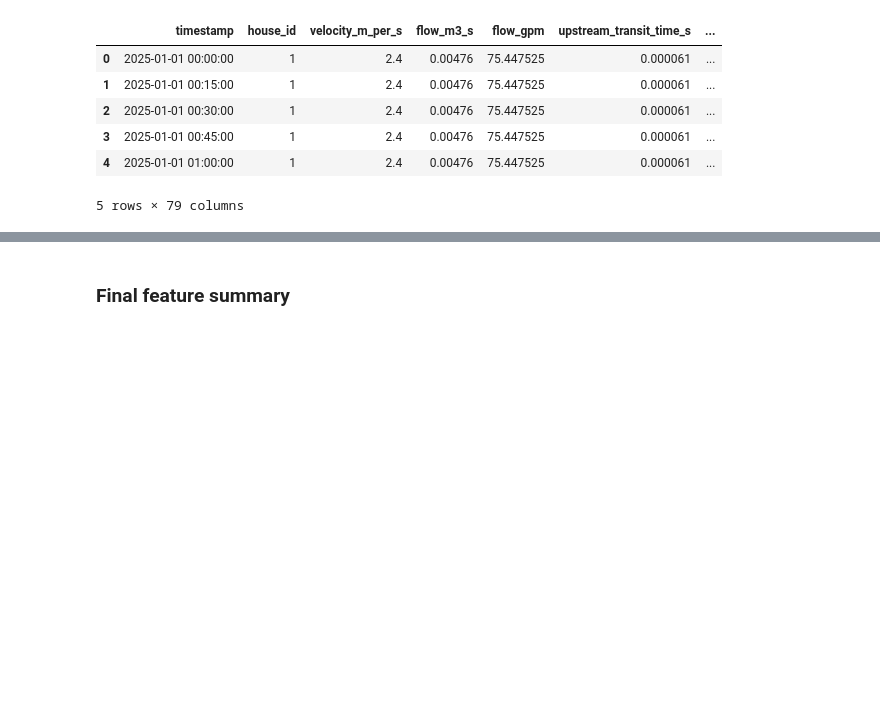
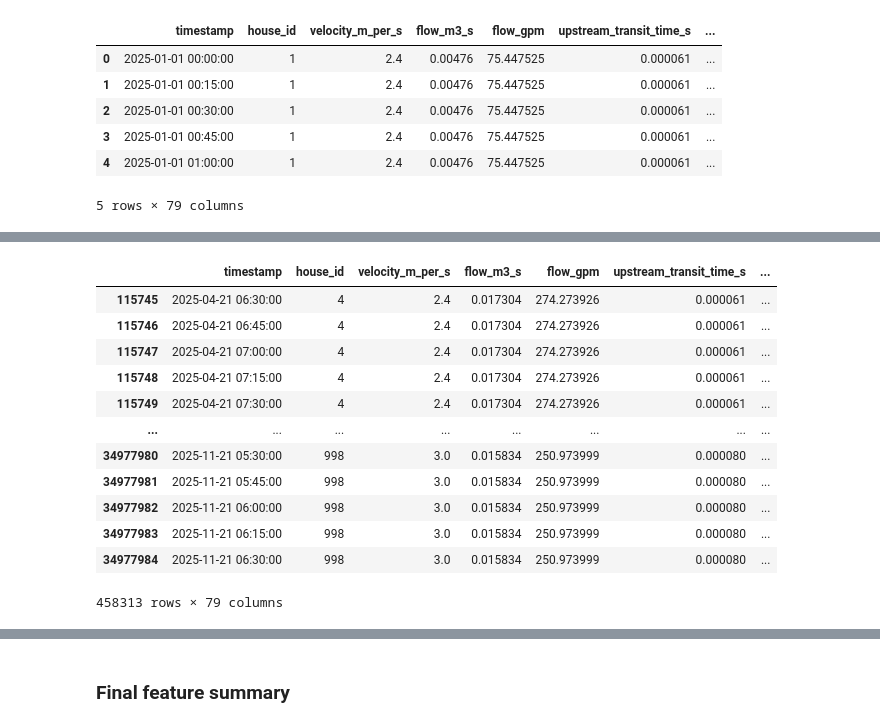
Before and after one commit to senchi-ins/senchi, a Jupyter notebook: experiments/leak_model/data/model/TCN_model.ipynb, the cells around one changed output, grey strips where cells are left out. Cells and saved outputs as stored; diff of their text form; code cells hidden in the pictures; blank space fills up the shorter version.

```diff
--- a/experiments/leak_model/data/model/TCN_model.ipynb
+++ b/experiments/leak_model/data/model/TCN_model.ipynb
@@ -475,3 +452,19 @@ feat_eng_df[feat_eng_df['pipe_burst_leak_next_24h'] == True]
+# %%
+feat_eng_df[(feat_eng_df['pipe_burst_leak_next_24h'] == True) & (feat_eng_df['leak_branch_onehot_POWDER_ROOM_BRANCH_next_24h'] == True)]
+# %% [output]
+|  | timestamp | house_id | velocity_m_per_s | flow_m3_s | flow_gpm | upstream_transit_time_s | ... |
+| 115745 | 2025-04-21 06:30:00 | 4 | 2.4 | 0.017304 | 274.273926 | 0.000061 | ... |
+| 115746 | 2025-04-21 06:45:00 | 4 | 2.4 | 0.017304 | 274.273926 | 0.000061 | ... |
+| 115747 | 2025-04-21 07:00:00 | 4 | 2.4 | 0.017304 | 274.273926 | 0.000061 | ... |
+| 115748 | 2025-04-21 07:15:00 | 4 | 2.4 | 0.017304 | 274.273926 | 0.000061 | ... |
+| 115749 | 2025-04-21 07:30:00 | 4 | 2.4 | 0.017304 | 274.273926 | 0.000061 | ... |
+| ... | ... | ... | ... | ... | ... | ... | ... |
+| 34977980 | 2025-11-21 05:30:00 | 998 | 3.0 | 0.015834 | 250.973999 | 0.000080 | ... |
+| 34977981 | 2025-11-21 05:45:00 | 998 | 3.0 | 0.015834 | 250.973999 | 0.000080 | ... |
+| 34977982 | 2025-11-21 06:00:00 | 998 | 3.0 | 0.015834 | 250.973999 | 0.000080 | ... |
+| 34977983 | 2025-11-21 06:15:00 | 998 | 3.0 | 0.015834 | 250.973999 | 0.000080 | ... |
+| 34977984 | 2025-11-21 06:30:00 | 998 | 3.0 | 0.015834 | 250.973999 | 0.000080 | ... |
+458313 rows × 79 columns
 # %%
 leak_branch_24h_cols = [col for col in feat_eng_df.columns if col.startswith('leak_branch_onehot_') and col.endswith('_next_24h')]
 feat_eng_df[(feat_eng_df['pipe_burst_leak_next_24h']) & (feat_eng_df[leak_branch_24h_cols].eq(False).any(axis=1))]
```
Also changed, not shown: parts of 13 cells of this notebook, 12 other files.
